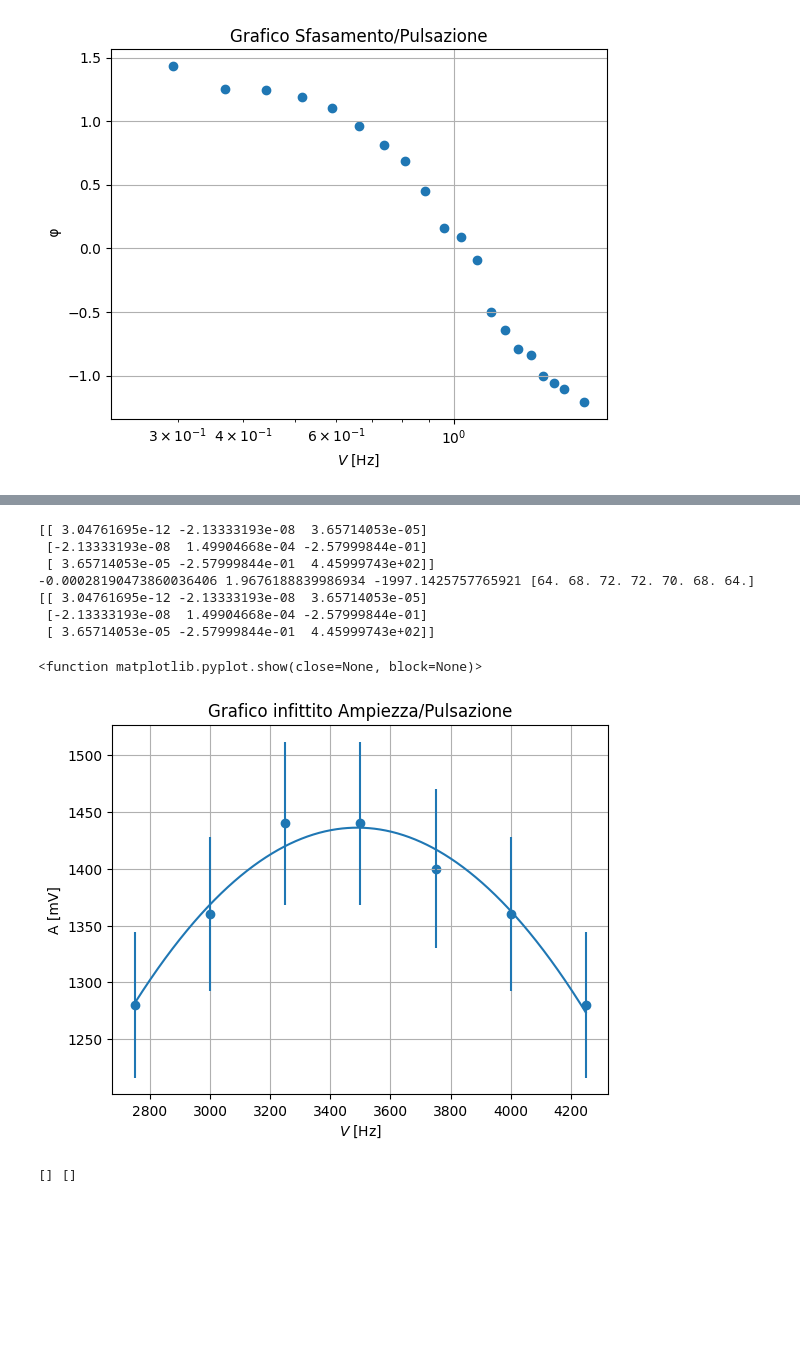
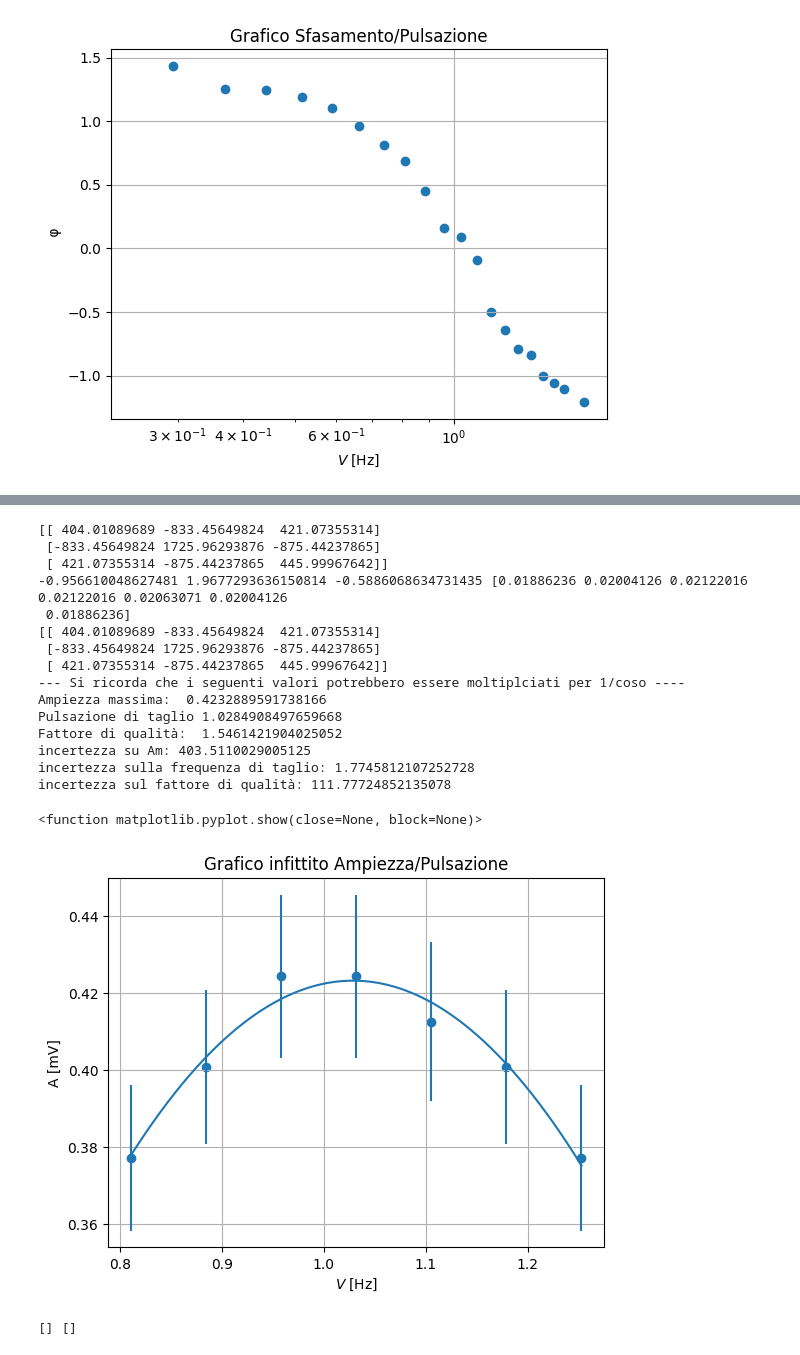
Before and after one commit to Holeryn/lab2scripts, a Jupyter notebook: 4esperienza(1).ipynb, the cells around one changed output, grey strips where cells are left out. Saved outputs shown, nothing was run; the diff lists cells and outputs as text; code cells hidden in the pictures; blank space fills up the shorter version.

```diff
--- a/4esperienza(1).ipynb
+++ b/4esperienza(1).ipynb
@@ -96,15 +77,28 @@ Intercetta (intercept): 3.0748766471633466 ± 0.15693937396023594
 # %%
+NU_2 = np.array([1000.0, 1250.0, 1500.0, 1750.0, 2000.0, 2250.0, 2500.0, 2750.0, 3000.0, 3250.0, 3500.0, 3750.0, 4000.0, 4250.0, 4500.0, 4750.0, 5000.0, 5250.0, 5500.0, 5750.0, 6000.0, 6250.0, 6500.0, 6750.0, 7000.0, 7700.0, 8500.0, 10000.0])/3393.19
 A_2 = np.array([240.0, 400.0, 1120.0, 1440.0, 1760.0, 2000.0, 2240.0, 2560.0, 2720.0, 2880.0, 2880.0, 2800.0, 2720.0, 2560.0, 2400.0, 2240.0, 2080.0, 2080.0, 1920.0, 1760.0, 1680.0, 1600.0, 1520.0, 1440.0, 1360.0, 1280.0, 480.0, 240.0])/(2*3393)
-NU_2 = np.array([1000.0, 1250.0, 1500.0, 1750.0, 2000.0, 2250.0, 2500.0, 2750.0, 3000.0, 3250.0, 3500.0, 3750.0, 4000.0, 4250.0, 4500.0, 4750.0, 5000.0, 5250.0, 5500.0, 5750.0, 6000.0, 6250.0, 6500.0, 6750.0, 7000.0, 7700.0, 8500.0, 10000.0])
 
-datix = np.linspace(1000.0,10000.0,100)
+def func(x,a,b,c):
+    return a*x**2 + b*x + c
+
+err_A_2 = (A_2)/20
+plt.errorbar(NU_2, A_2, xerr=0, yerr=err_A_2, fmt= 'none')
+
+Xfit,Yfit,c,b,a,cov_matrix = tiam.fit_curve(NU_2,A_2,func,min(NU_2),max(NU_2),err_Y=err_A_2)
+
+datix = np.linspace(min(NU_2),max(NU_2),100)
 datiy = np.zeros(100)
 
 for i in range(100):
     datiy[i] = 0.43/np.sqrt(2)
 
 plt.plot(datix, datiy, 'k--')
+plt.plot(Xfit,Yfit)
 plt.scatter(NU_2, A_2)
 plt.grid()
 plt.show()
+
+
+#Da notare che ho fatto un fit parabolico inutile giusto per mostrare
+#la irregolarità della curva considerata
 # %% [output]
@@ -142,39 +142,65 @@ plt.show
 # %%
-NU_5 = np.array([2750.0, 3000.0, 3250.0, 3500.0, 3750.0, 4000.0, 4250.0])
+NU_5 = np.array([2750.0, 3000.0, 3250.0, 3500.0, 3750.0, 4000.0, 4250.0])/3393.19
 A_5 = np.array ([2560.0, 2720.0, 2880.0, 2880.0, 2800.0, 2720.0, 2560.0])
-A_5 = A_5/2
+A_5 = A_5/(2*3393)
 
 plt.scatter(NU_5, A_5)
 plt.title('Grafico infittito Ampiezza/Pulsazione')
 plt.xlabel(r'$V$ [Hz]')
 plt.ylabel(r'A [mV]')
 plt.grid()
 
 err_A_5= (A_5/20)
 
 def func(x, c, b, a):
     return c*(x*x) + b*x + a
 
 Xfit,Yfit,c,b,a,cov_matrix = tiam.fit_curve(NU_5,A_5,func,min(NU_5),max(NU_5))
 print(c,b,a,err_A_5)
 print(cov_matrix)
 
+AM = (4*a*c-b**2)/(4*c)                 #Ampiezza massima
+WO = -b/(2*c)                           #pulsazione di taglio
+Q = b/(np.sqrt(b**2-4*a*c))
+
+print("--- Si ricorda che i seguenti valori potrebbero essere moltiplciati per 1/coso ----")
+print("Ampiezza massima: ",AM)
+print("Pulsazione di taglio",WO)
+print("Fattore di qualità: ",Q)
+
+S_AM = np.sqrt(cov_matrix[0][0]**2 + (b**2)/(4*(c**2))*cov_matrix[1][1] + (b**4/(16*(c**4)))*cov_matrix[2,2] - (b/c)*cov_matrix[0][1] + (b**2/(2*(c**2)))*cov_matrix[0][2] - (b**3)/(4*c**3)*cov_matrix[1][2])
+S_WO = np.sqrt((b**2)/(4*c**4)*cov_matrix[2][2] + (1/(4*c**2))*cov_matrix[1][1]-b/(2*c**3)*cov_matrix[1][2])
+S_Q = np.sqrt(1/(b**2-4*a*c)**3*(2*b**2*a**2*cov_matrix[2][2]+8*a**2*c**2*cov_matrix[1][1]+2*b**2*c**2*cov_matrix[0][0] + 4*c*b**2*a*cov_matrix[0][2]-8*c*b*a**2*cov_matrix[1][2]-8*c**2*b*a*cov_matrix[0][1]))
+
+
+print("incertezza su Am:",S_AM)
+print("incertezza sulla frequenza di taglio:",S_WO)
+print("incertezza sul fattore di qualità:",S_Q)
+
 plt.errorbar(NU_5, A_5, xerr=0, yerr=err_A_5, fmt= 'none')
 
 plt.plot(Xfit,Yfit)
 
 plt.savefig('CampFitAnalisi', dpi=125)
 plt.show
 # %% [output]
-[[ 3.04761695e-12 -2.13333193e-08  3.65714053e-05]
- [-2.13333193e-08  1.49904668e-04 -2.57999844e-01]
- [ 3.65714053e-05 -2.57999844e-01  4.45999743e+02]]
--0.00028190473860036406 1.9676188839986934 -1997.1425757765921 [64. 68. 72. 72. 70. 68. 64.]
-[[ 3.04761695e-12 -2.13333193e-08  3.65714053e-05]
- [-2.13333193e-08  1.49904668e-04 -2.57999844e-01]
- [ 3.65714053e-05 -2.57999844e-01  4.45999743e+02]]
+[[ 404.01089689 -833.45649824  421.07355314]
+ [-833.45649824 1725.96293876 -875.44237865]
+ [ 421.07355314 -875.44237865  445.99967642]]
+-0.956610048627481 1.9677293636150814 -0.5886068634731435 [0.01886236 0.02004126 0.02122016 0.02122016 0.02063071 0.02004126
+ 0.01886236]
+[[ 404.01089689 -833.45649824  421.07355314]
+ [-833.45649824 1725.96293876 -875.44237865]
+ [ 421.07355314 -875.44237865  445.99967642]]
+--- Si ricorda che i seguenti valori potrebbero essere moltiplciati per 1/coso ----
+Ampiezza massima:  0.4232889591738166
+Pulsazione di taglio 1.0284908497659668
+Fattore di qualità:  1.5461421904025052
+incertezza su Am: 403.5110029005125
+incertezza sulla frequenza di taglio: 1.7745812107252728
+incertezza sul fattore di qualità: 111.77724852135078
 <function matplotlib.pyplot.show(close=None, block=None)>
-[figure, old version]
+[figure, new version]
 # %%
 A_2 = np.array([1120.0, 1440.0, 1760.0, 2000.0, 2240.0, 2560.0, 2720.0, 2880.0, 2880.0, 2800.0, 2720.0, 2560.0, 2400.0, 2240.0, 2080.0, 2080.0, 1920.0, 1760.0, 1680.0, 1600.0, 1520.0, 1440.0, 1360.0, 1280.0])/(2)/(1445.11)
 NU_2 = np.array([1500.0, 1750.0, 2000.0, 2250.0, 2500.0, 2750.0, 3000.0, 3250.0, 3500.0, 3750.0, 4000.0, 4250.0, 4500.0, 4750.0, 5000.0, 5250.0, 5500.0, 5750.0, 6000.0, 6250.0, 6500.0, 6750.0, 7000.0, 7700.0])
```
Also changed, not shown: parts of 7 cells of this notebook, 14 other files.
